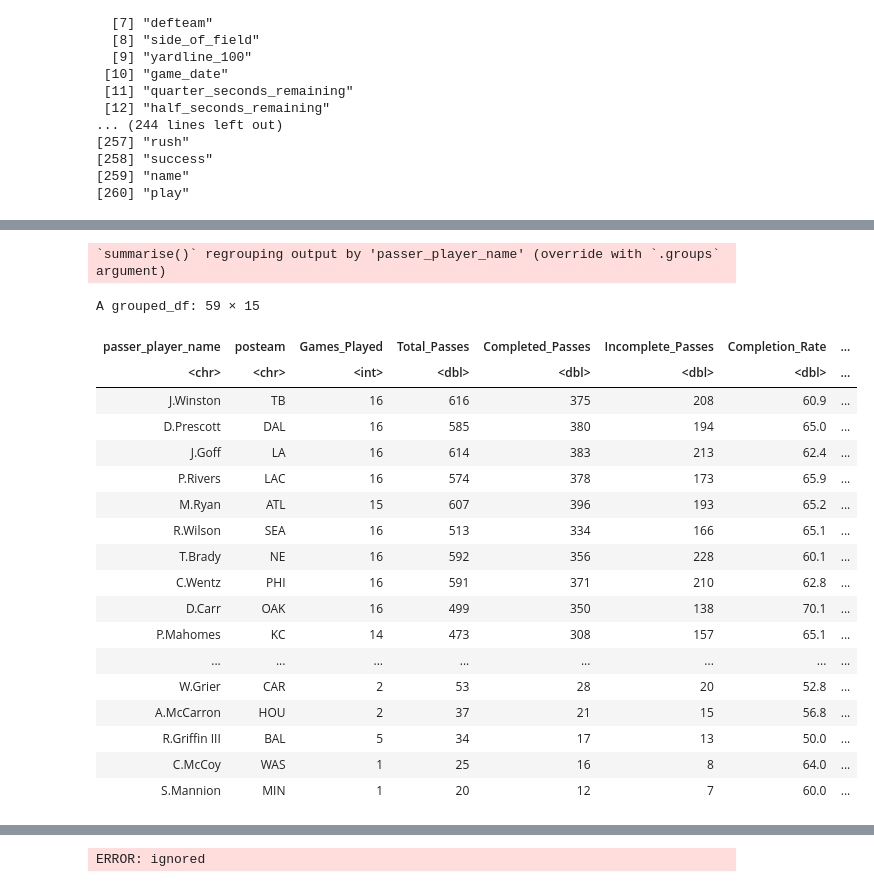
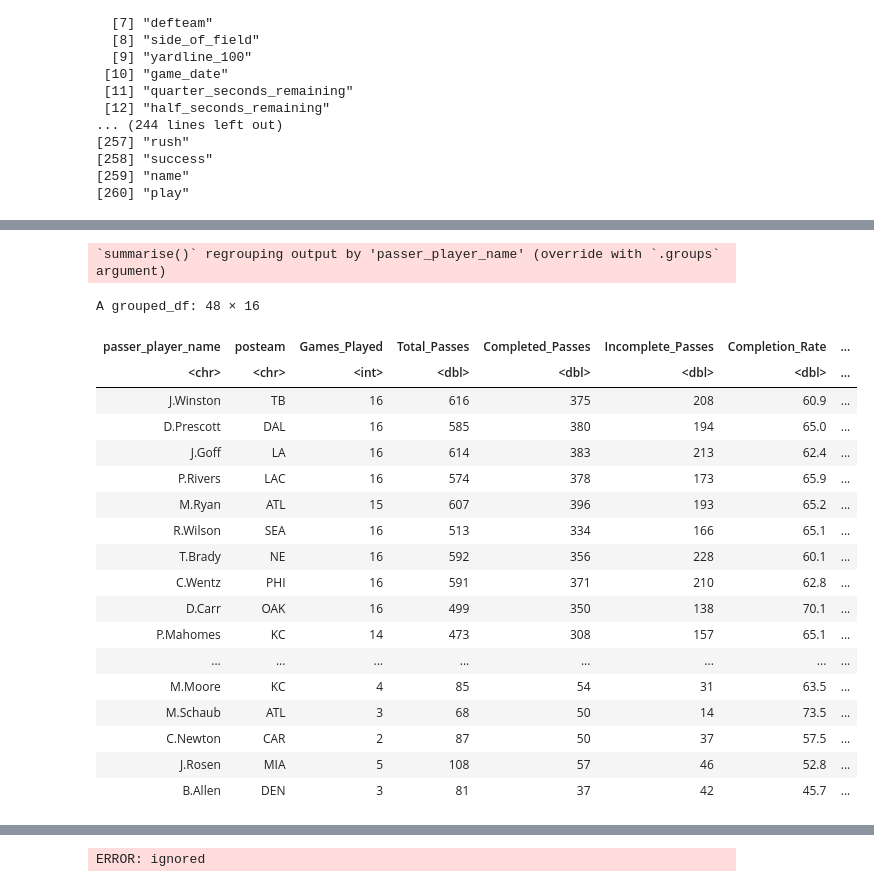
Before and after one commit to rennerm1/NFL-Data-Science-Project, a Jupyter notebook: playingaround.ipynb, the cells around one changed output, grey strips where cells are left out. Cells and saved outputs as stored; diff of their text form; code cells hidden in the pictures.

```diff
--- a/playingaround.ipynb
+++ b/playingaround.ipynb
@@ -655,37 +657,38 @@ summarise(Games_Played = n_distinct(game_date),
             Total_Passes = sum(pass_attempt),
             Completed_Passes = sum(complete_pass),
             Incomplete_Passes = sum(incomplete_pass),
             Completion_Rate = round(Completed_Passes/Total_Passes, 3)*100,
             Total_Yards = sum(yards_gained),
             Yards_per_Attempt = sum(yards_gained/Total_Passes),
             Yards_per_Completion = sum(yards_gained/Completed_Passes),
+            Average_EPA = round(mean(epa), 3),
             Interceptions = sum(interception),
             Interception_Rate = round(Interceptions/Total_Passes, 3)*100,
             TDs = sum(touchdown),
             TD_Rate = round(TDs/Total_Passes, 3)*100,
             TDs_per_Interception= round(TDs/Interceptions, 3)) %>%
       arrange(-Total_Yards) %>%
-      filter(Total_Yards > 100) -> QB_Data
+      filter(Total_Yards > 500) -> QB_Data
 
 QB_Data
 # %% [output]
 `summarise()` regrouping output by 'passer_player_name' (override with `.groups` argument)
-A grouped_df: 59 × 15
+A grouped_df: 48 × 16
 | passer_player_name | posteam | Games_Played | Total_Passes | Completed_Passes | Incomplete_Passes | Completion_Rate | ... |
 | <chr> | <chr> | <int> | <dbl> | <dbl> | <dbl> | <dbl> | ... |
 | J.Winston | TB | 16 | 616 | 375 | 208 | 60.9 | ... |
 | D.Prescott | DAL | 16 | 585 | 380 | 194 | 65.0 | ... |
 | J.Goff | LA | 16 | 614 | 383 | 213 | 62.4 | ... |
 | P.Rivers | LAC | 16 | 574 | 378 | 173 | 65.9 | ... |
 | M.Ryan | ATL | 15 | 607 | 396 | 193 | 65.2 | ... |
 | R.Wilson | SEA | 16 | 513 | 334 | 166 | 65.1 | ... |
 | T.Brady | NE | 16 | 592 | 356 | 228 | 60.1 | ... |
 | C.Wentz | PHI | 16 | 591 | 371 | 210 | 62.8 | ... |
 | D.Carr | OAK | 16 | 499 | 350 | 138 | 70.1 | ... |
 | P.Mahomes | KC | 14 | 473 | 308 | 157 | 65.1 | ... |
 | ... | ... | ... | ... | ... | ... | ... | ... |
-| W.Grier | CAR | 2 | 53 | 28 | 20 | 52.8 | ... |
-| A.McCarron | HOU | 2 | 37 | 21 | 15 | 56.8 | ... |
-| R.Griffin III | BAL | 5 | 34 | 17 | 13 | 50.0 | ... |
-| C.McCoy | WAS | 1 | 25 | 16 | 8 | 64.0 | ... |
-| S.Mannion | MIN | 1 | 20 | 12 | 7 | 60.0 | ... |
+| M.Moore | KC | 4 | 85 | 54 | 31 | 63.5 | ... |
+| M.Schaub | ATL | 3 | 68 | 50 | 14 | 73.5 | ... |
+| C.Newton | CAR | 2 | 87 | 50 | 37 | 57.5 | ... |
+| J.Rosen | MIA | 5 | 108 | 57 | 46 | 52.8 | ... |
+| B.Allen | DEN | 3 | 81 | 37 | 42 | 45.7 | ... |
```
Also changed, not shown: parts of 5 cells of this notebook.
